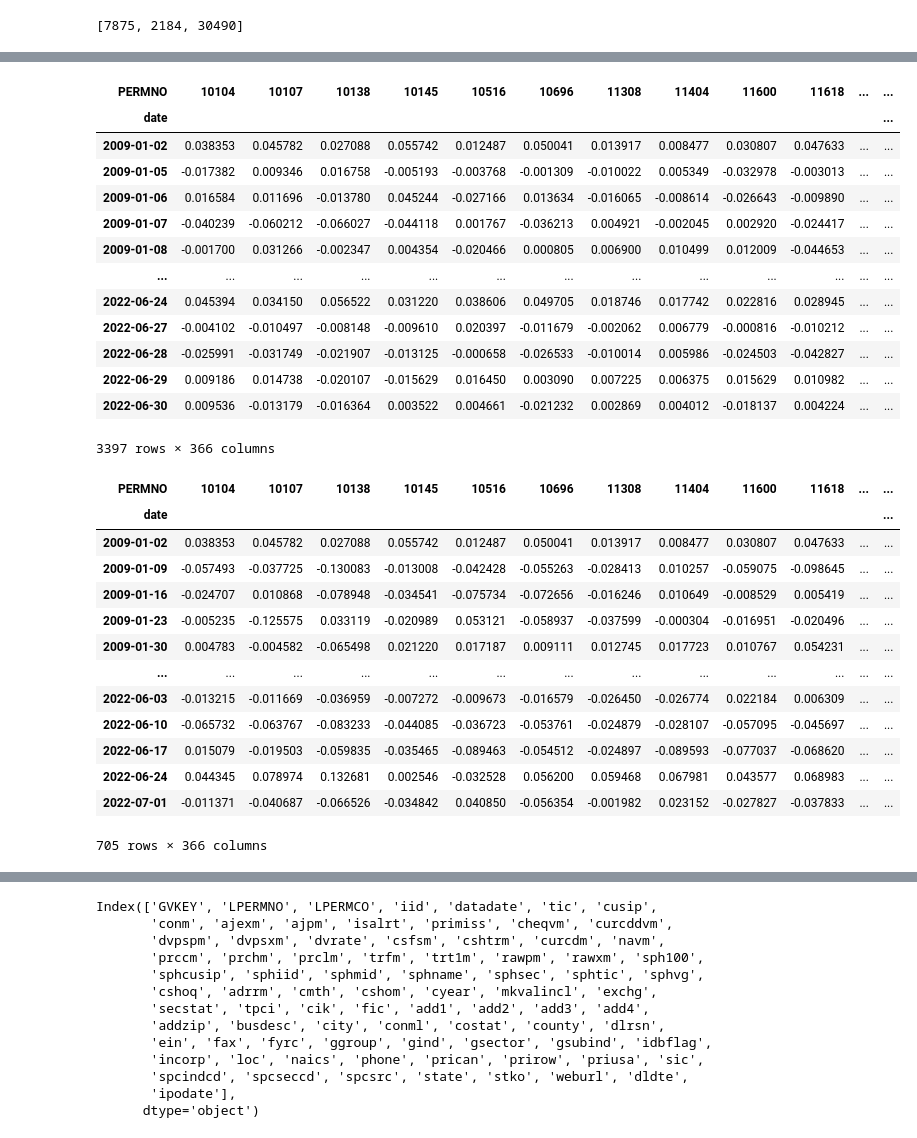
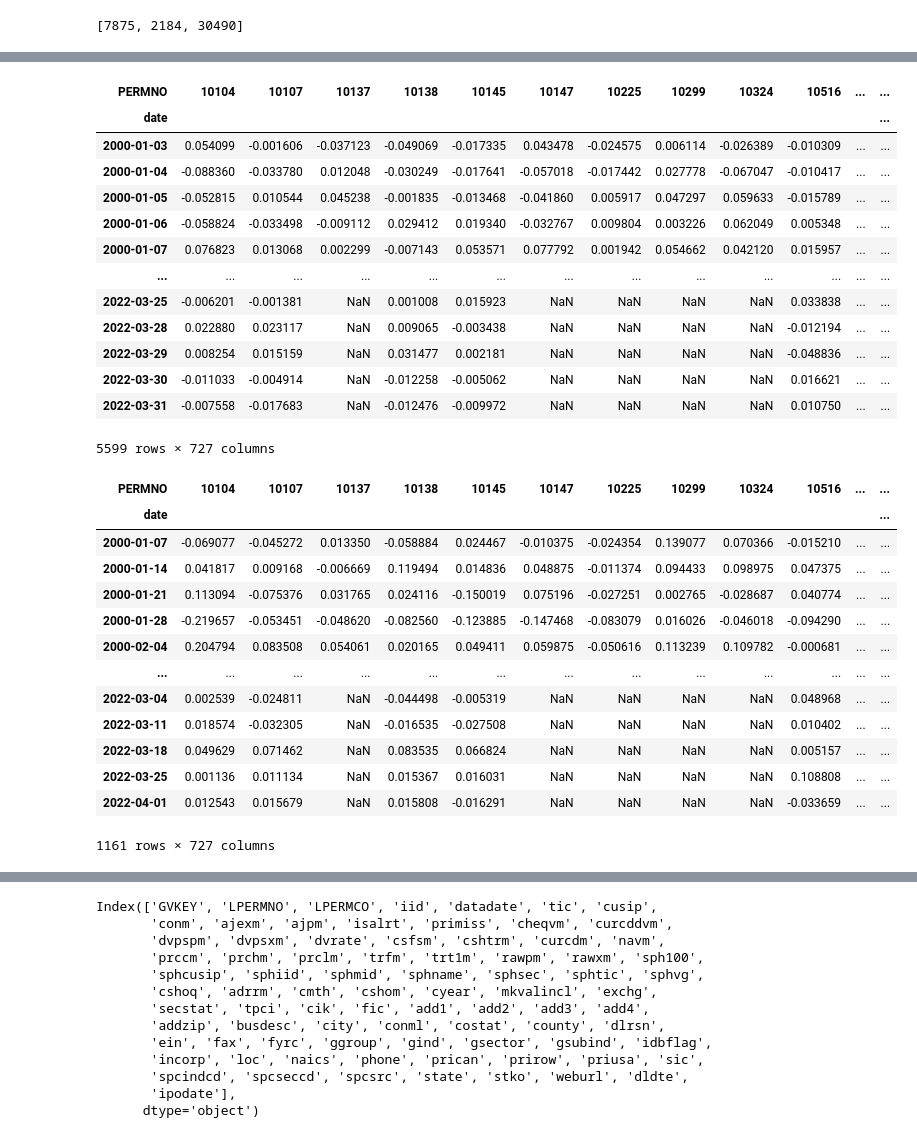
Before and after one commit to LakshaySapra/GraphicalModelsAssetMgmt, a Jupyter notebook: src/data.ipynb, the cells around one changed output, grey strips where cells are left out. Cells and saved outputs as stored; diff of their text form; code cells hidden in the pictures.

```diff
--- a/src/data.ipynb
+++ b/src/data.ipynb
@@ -107,40 +104,40 @@ Name: RET, dtype: object
 # %%
 ret_df = df.set_index(['date','PERMNO'])
-ret_df = ret_df['RET'][ret_df['RET']!='C'].astype(float).unstack().dropna(axis=1)
+ret_df = ret_df['RET'][~(ret_df['RET'].isin(['C','B']))].astype(float).unstack()#.dropna(axis=1)
 ret_df
 # %% [output]
-| PERMNO | 10104 | 10107 | 10138 | 10145 | 10516 | 10696 | 11308 | 11404 | 11600 | 11618 | ... | ... |
+| PERMNO | 10104 | 10107 | 10137 | 10138 | 10145 | 10147 | 10225 | 10299 | 10324 | 10516 | ... | ... |
 | date |  |  |  |  |  |  |  |  |  |  |  | ... |
-| 2009-01-02 | 0.038353 | 0.045782 | 0.027088 | 0.055742 | 0.012487 | 0.050041 | 0.013917 | 0.008477 | 0.030807 | 0.047633 | ... | ... |
-| 2009-01-05 | -0.017382 | 0.009346 | 0.016758 | -0.005193 | -0.003768 | -0.001309 | -0.010022 | 0.005349 | -0.032978 | -0.003013 | ... | ... |
-| 2009-01-06 | 0.016584 | 0.011696 | -0.013780 | 0.045244 | -0.027166 | 0.013634 | -0.016065 | -0.008614 | -0.026643 | -0.009890 | ... | ... |
-| 2009-01-07 | -0.040239 | -0.060212 | -0.066027 | -0.044118 | 0.001767 | -0.036213 | 0.004921 | -0.002045 | 0.002920 | -0.024417 | ... | ... |
-| 2009-01-08 | -0.001700 | 0.031266 | -0.002347 | 0.004354 | -0.020466 | 0.000805 | 0.006900 | 0.010499 | 0.012009 | -0.044653 | ... | ... |
+| 2000-01-03 | 0.054099 | -0.001606 | -0.037123 | -0.049069 | -0.017335 | 0.043478 | -0.024575 | 0.006114 | -0.026389 | -0.010309 | ... | ... |
+| 2000-01-04 | -0.088360 | -0.033780 | 0.012048 | -0.030249 | -0.017641 | -0.057018 | -0.017442 | 0.027778 | -0.067047 | -0.010417 | ... | ... |
+| 2000-01-05 | -0.052815 | 0.010544 | 0.045238 | -0.001835 | -0.013468 | -0.041860 | 0.005917 | 0.047297 | 0.059633 | -0.015789 | ... | ... |
+| 2000-01-06 | -0.058824 | -0.033498 | -0.009112 | 0.029412 | 0.019340 | -0.032767 | 0.009804 | 0.003226 | 0.062049 | 0.005348 | ... | ... |
+| 2000-01-07 | 0.076823 | 0.013068 | 0.002299 | -0.007143 | 0.053571 | 0.077792 | 0.001942 | 0.054662 | 0.042120 | 0.015957 | ... | ... |
 | ... | ... | ... | ... | ... | ... | ... | ... | ... | ... | ... | ... | ... |
-| 2022-06-24 | 0.045394 | 0.034150 | 0.056522 | 0.031220 | 0.038606 | 0.049705 | 0.018746 | 0.017742 | 0.022816 | 0.028945 | ... | ... |
-| 2022-06-27 | -0.004102 | -0.010497 | -0.008148 | -0.009610 | 0.020397 | -0.011679 | -0.002062 | 0.006779 | -0.000816 | -0.010212 | ... | ... |
-| 2022-06-28 | -0.025991 | -0.031749 | -0.021907 | -0.013125 | -0.000658 | -0.026533 | -0.010014 | 0.005986 | -0.024503 | -0.042827 | ... | ... |
-| 2022-06-29 | 0.009186 | 0.014738 | -0.020107 | -0.015629 | 0.016450 | 0.003090 | 0.007225 | 0.006375 | 0.015629 | 0.010982 | ... | ... |
-| 2022-06-30 | 0.009536 | -0.013179 | -0.016364 | 0.003522 | 0.004661 | -0.021232 | 0.002869 | 0.004012 | -0.018137 | 0.004224 | ... | ... |
+| 2022-03-25 | -0.006201 | -0.001381 | NaN | 0.001008 | 0.015923 | NaN | NaN | NaN | NaN | 0.033838 | ... | ... |
+| 2022-03-28 | 0.022880 | 0.023117 | NaN | 0.009065 | -0.003438 | NaN | NaN | NaN | NaN | -0.012194 | ... | ... |
+| 2022-03-29 | 0.008254 | 0.015159 | NaN | 0.031477 | 0.002181 | NaN | NaN | NaN | NaN | -0.048836 | ... | ... |
+| 2022-03-30 | -0.011033 | -0.004914 | NaN | -0.012258 | -0.005062 | NaN | NaN | NaN | NaN | 0.016621 | ... | ... |
+| 2022-03-31 | -0.007558 | -0.017683 | NaN | -0.012476 | -0.009972 | NaN | NaN | NaN | NaN | 0.010750 | ... | ... |
-3397 rows × 366 columns
+5599 rows × 727 columns
 # %%
-weekly_ret_df = ret_df.groupby(pd.Grouper(level='date', freq='W-FRI')).sum()
-weekly_ret_df.to_pickle('data/weekly_ret_df.pkl')
+weekly_ret_df = ret_df.groupby(pd.Grouper(level='date', freq='W-FRI')).sum(min_count=4)
+weekly_ret_df.to_pickle('data/weekly_ret_df.pkl',protocol=4)
 weekly_ret_df
 # %% [output]
-| PERMNO | 10104 | 10107 | 10138 | 10145 | 10516 | 10696 | 11308 | 11404 | 11600 | 11618 | ... | ... |
+| PERMNO | 10104 | 10107 | 10137 | 10138 | 10145 | 10147 | 10225 | 10299 | 10324 | 10516 | ... | ... |
 | date |  |  |  |  |  |  |  |  |  |  |  | ... |
-| 2009-01-02 | 0.038353 | 0.045782 | 0.027088 | 0.055742 | 0.012487 | 0.050041 | 0.013917 | 0.008477 | 0.030807 | 0.047633 | ... | ... |
-| 2009-01-09 | -0.057493 | -0.037725 | -0.130083 | -0.013008 | -0.042428 | -0.055263 | -0.028413 | 0.010257 | -0.059075 | -0.098645 | ... | ... |
-| 2009-01-16 | -0.024707 | 0.010868 | -0.078948 | -0.034541 | -0.075734 | -0.072656 | -0.016246 | 0.010649 | -0.008529 | 0.005419 | ... | ... |
-| 2009-01-23 | -0.005235 | -0.125575 | 0.033119 | -0.020989 | 0.053121 | -0.058937 | -0.037599 | -0.000304 | -0.016951 | -0.020496 | ... | ... |
-| 2009-01-30 | 0.004783 | -0.004582 | -0.065498 | 0.021220 | 0.017187 | 0.009111 | 0.012745 | 0.017723 | 0.010767 | 0.054231 | ... | ... |
+| 2000-01-07 | -0.069077 | -0.045272 | 0.013350 | -0.058884 | 0.024467 | -0.010375 | -0.024354 | 0.139077 | 0.070366 | -0.015210 | ... | ... |
+| 2000-01-14 | 0.041817 | 0.009168 | -0.006669 | 0.119494 | 0.014836 | 0.048875 | -0.011374 | 0.094433 | 0.098975 | 0.047375 | ... | ... |
+| 2000-01-21 | 0.113094 | -0.075376 | 0.031765 | 0.024116 | -0.150019 | 0.075196 | -0.027251 | 0.002765 | -0.028687 | 0.040774 | ... | ... |
+| 2000-01-28 | -0.219657 | -0.053451 | -0.048620 | -0.082560 | -0.123885 | -0.147468 | -0.083079 | 0.016026 | -0.046018 | -0.094290 | ... | ... |
+| 2000-02-04 | 0.204794 | 0.083508 | 0.054061 | 0.020165 | 0.049411 | 0.059875 | -0.050616 | 0.113239 | 0.109782 | -0.000681 | ... | ... |
 | ... | ... | ... | ... | ... | ... | ... | ... | ... | ... | ... | ... | ... |
-| 2022-06-03 | -0.013215 | -0.011669 | -0.036959 | -0.007272 | -0.009673 | -0.016579 | -0.026450 | -0.026774 | 0.022184 | 0.006309 | ... | ... |
-| 2022-06-10 | -0.065732 | -0.063767 | -0.083233 | -0.044085 | -0.036723 | -0.053761 | -0.024879 | -0.028107 | -0.057095 | -0.045697 | ... | ... |
-| 2022-06-17 | 0.015079 | -0.019503 | -0.059835 | -0.035465 | -0.089463 | -0.054512 | -0.024897 | -0.089593 | -0.077037 | -0.068620 | ... | ... |
-| 2022-06-24 | 0.044345 | 0.078974 | 0.132681 | 0.002546 | -0.032528 | 0.056200 | 0.059468 | 0.067981 | 0.043577 | 0.068983 | ... | ... |
-| 2022-07-01 | -0.011371 | -0.040687 | -0.066526 | -0.034842 | 0.040850 | -0.056354 | -0.001982 | 0.023152 | -0.027827 | -0.037833 | ... | ... |
+| 2022-03-04 | 0.002539 | -0.024811 | NaN | -0.044498 | -0.005319 | NaN | NaN | NaN | NaN | 0.048968 | ... | ... |
+| 2022-03-11 | 0.018574 | -0.032305 | NaN | -0.016535 | -0.027508 | NaN | NaN | NaN | NaN | 0.010402 | ... | ... |
+| 2022-03-18 | 0.049629 | 0.071462 | NaN | 0.083535 | 0.066824 | NaN | NaN | NaN | NaN | 0.005157 | ... | ... |
+| 2022-03-25 | 0.001136 | 0.011134 | NaN | 0.015367 | 0.016031 | NaN | NaN | NaN | NaN | 0.108808 | ... | ... |
+| 2022-04-01 | 0.012543 | 0.015679 | NaN | 0.015808 | -0.016291 | NaN | NaN | NaN | NaN | -0.033659 | ... | ... |
-705 rows × 366 columns
+1161 rows × 727 columns
 # %%
 ret_periods = [1,5,10,21,42,63,126]
```
Also changed, not shown: parts of 12 cells of this notebook, 1 other file.
